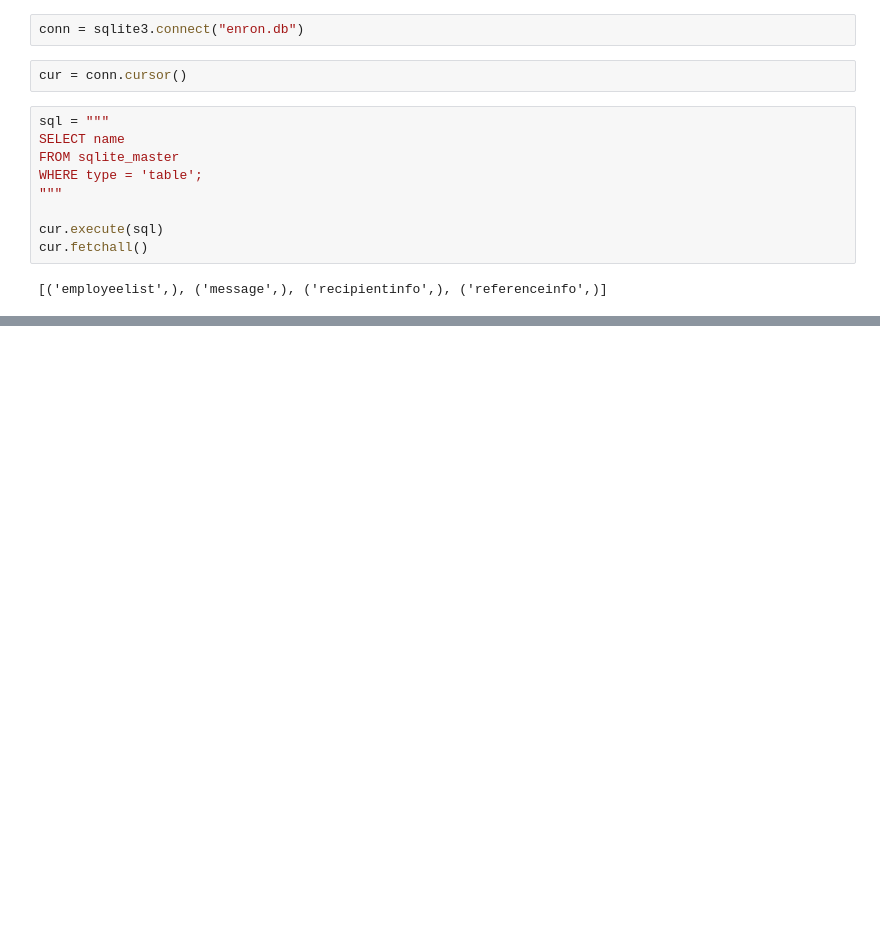
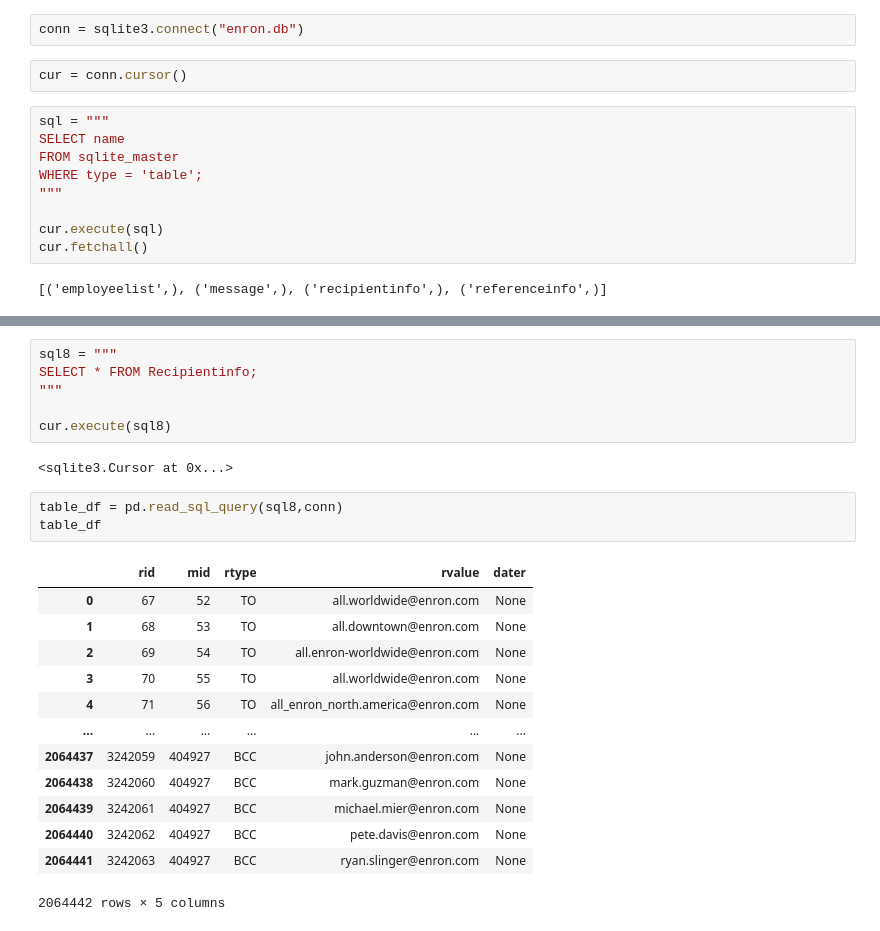
Before and after one commit to Sharrfaa/textsummariser, a Jupyter notebook: IBP_Assignment2.ipynb, the cells around one changed output, grey strips where cells are left out. Drawn from its saved outputs; the diff is of its cells as text; blank space fills up the shorter version.

```diff
--- a/IBP_Assignment2.ipynb
+++ b/IBP_Assignment2.ipynb
@@ -99 +197,26 @@ cur.fetchall()
+# %%
+sql8 = """
+SELECT * FROM Recipientinfo;
+"""
+
+cur.execute(sql8)
+# %% [output]
+<sqlite3.Cursor at 0x...>
+# %%
+table_df = pd.read_sql_query(sql8,conn)
+table_df
+# %% [output]
+|  | rid | mid | rtype | rvalue | dater |
+| 0 | 67 | 52 | TO | all.worldwide@enron.com | None |
+| 1 | 68 | 53 | TO | all.downtown@enron.com | None |
+| 2 | 69 | 54 | TO | all.enron-worldwide@enron.com | None |
+| 3 | 70 | 55 | TO | all.worldwide@enron.com | None |
+| 4 | 71 | 56 | TO | all_enron_north.america@enron.com | None |
+| ... | ... | ... | ... | ... | ... |
+| 2064437 | 3242059 | 404927 | BCC | john.anderson@enron.com | None |
+| 2064438 | 3242060 | 404927 | BCC | mark.guzman@enron.com | None |
+| 2064439 | 3242061 | 404927 | BCC | michael.mier@enron.com | None |
+| 2064440 | 3242062 | 404927 | BCC | pete.davis@enron.com | None |
+| 2064441 | 3242063 | 404927 | BCC | ryan.slinger@enron.com | None |
+2064442 rows × 5 columns
 # %%
```
Also changed, not shown: parts of 19 cells of this notebook.
